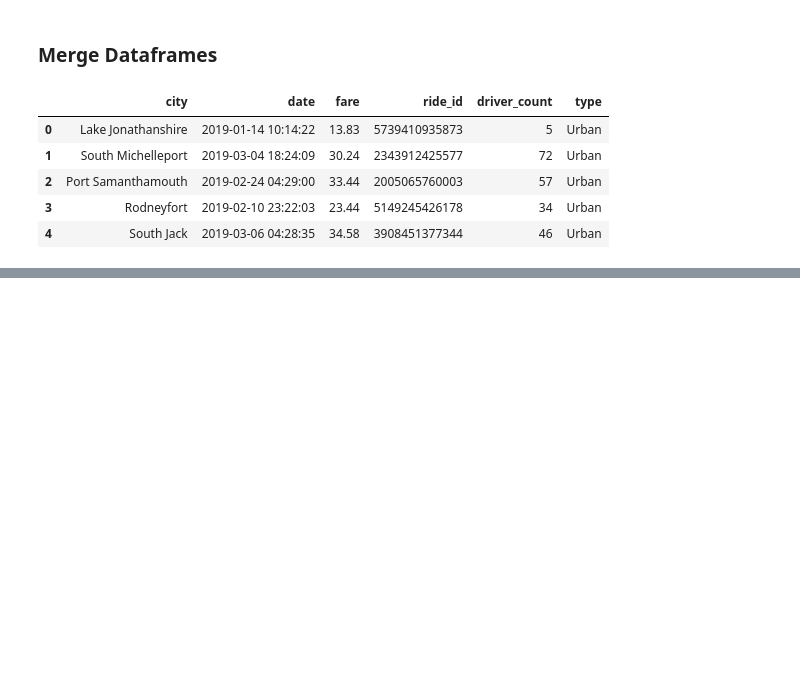
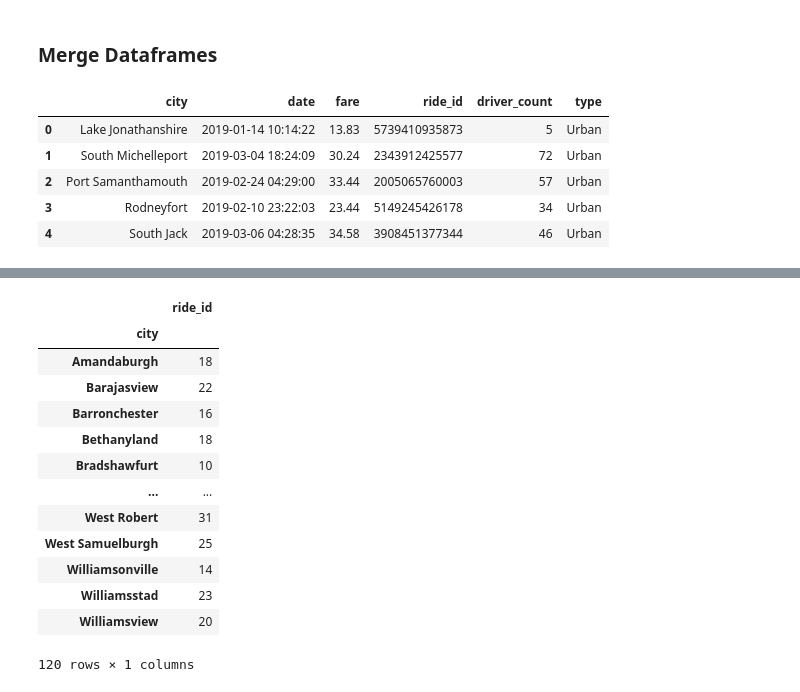
Before and after one commit to cjstreet/Pyber_Analysis, a Jupyter notebook: PyBer_Ride_Data.ipynb, the cells around one changed output, grey strips where cells are left out. Saved outputs shown, nothing was run; the diff lists cells and outputs as text; code cells hidden in the pictures; blank space fills up the shorter version.

```diff
--- a/PyBer_Ride_Data.ipynb
+++ b/PyBer_Ride_Data.ipynb
@@ -134,0 +154,21 @@ pyber_data_df.head()
+# %%
+# To get the total number of rides for each city,
+# we can use the Pandas count() method for each city in the "ride_id" column.
+
+total_rides_by_city = pyber_data_df.groupby("city").count()
+total_rides_by_city[["ride_id"]]
+# %% [output]
+|  | ride_id |
+| city |  |
+| Amandaburgh | 18 |
+| Barajasview | 22 |
+| Barronchester | 16 |
+| Bethanyland | 18 |
+| Bradshawfurt | 10 |
+| ... | ... |
+| West Robert | 31 |
+| West Samuelburgh | 25 |
+| Williamsonville | 14 |
+| Williamsstad | 23 |
+| Williamsview | 20 |
+120 rows × 1 columns
```
Also changed, not shown: parts of 18 cells of this notebook, 2 other files.
